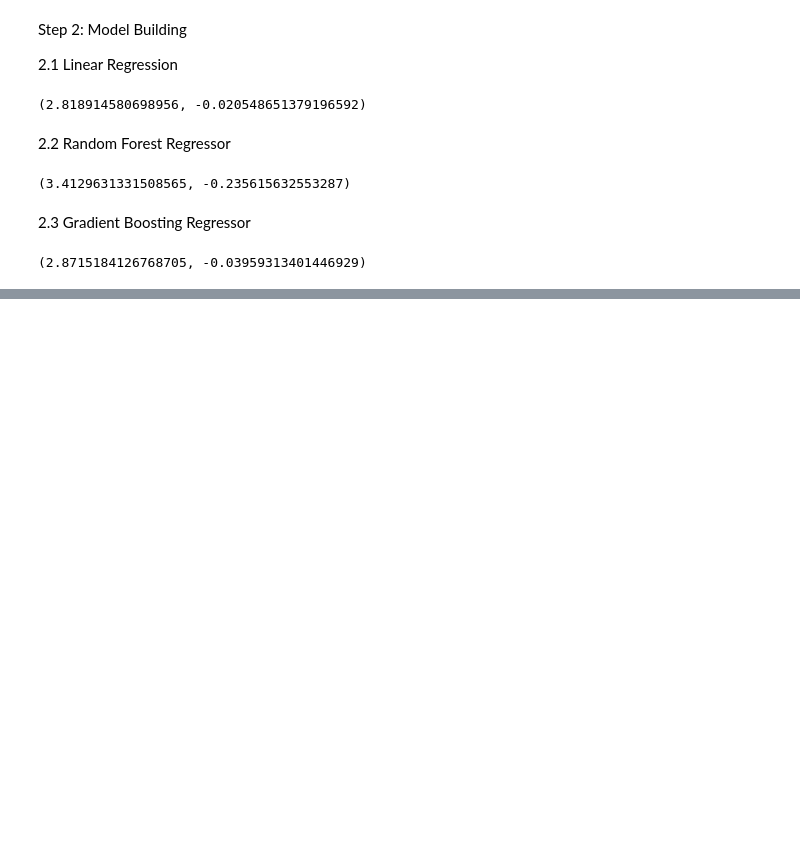
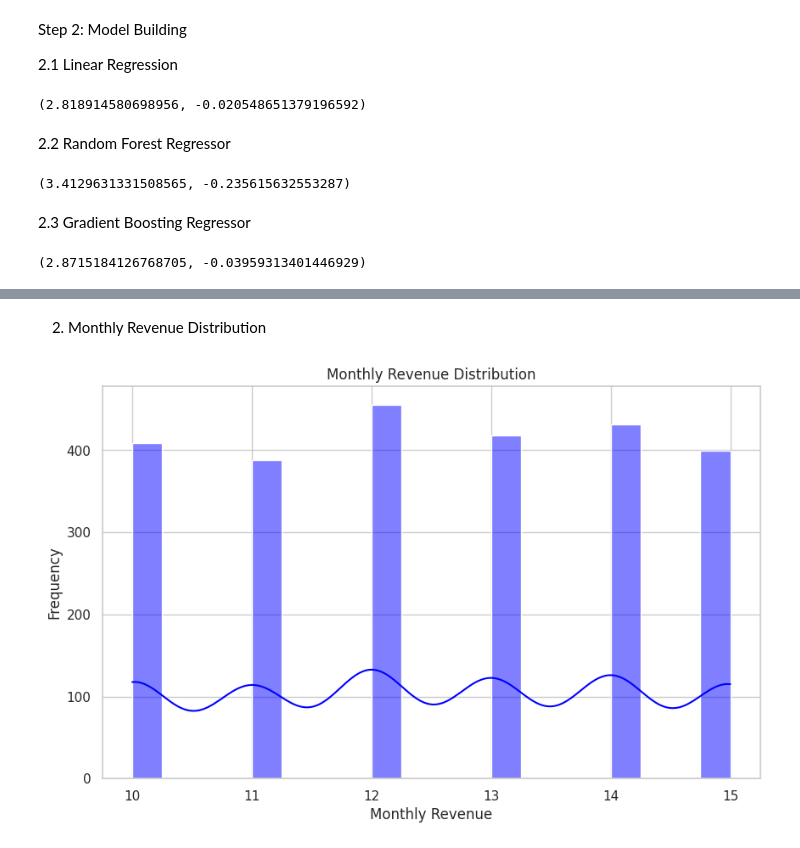
Before and after one commit to ShrinkhalaSingh123/NetflixSubscriptionPlanPredictiveAnalysis, a Jupyter notebook: NetflixSubscriptionPlan_Predictive_Analysis.ipynb, the cells around one changed output, grey strips where cells are left out. Saved outputs shown, nothing was run; the diff lists cells and outputs as text; code cells hidden in the pictures; blank space fills up the shorter version.

```diff
--- a/NetflixSubscriptionPlan_Predictive_Analysis.ipynb
+++ b/NetflixSubscriptionPlan_Predictive_Analysis.ipynb
@@ -152,0 +176,12 @@ mse_gb, r2_gb
+# %% [markdown]
+2. Monthly Revenue Distribution
+# %%
+# Plot the distribution of Monthly Revenue
+plt.figure(figsize=(10, 6))
+sns.histplot(df['Monthly Revenue'], bins=20, kde=True, color='blue')
+plt.title('Monthly Revenue Distribution')
+plt.xlabel('Monthly Revenue')
+plt.ylabel('Frequency')
+plt.show()
+# %% [output]
+[figure, added]
```
Also changed, not shown: parts of 9 cells of this notebook.
